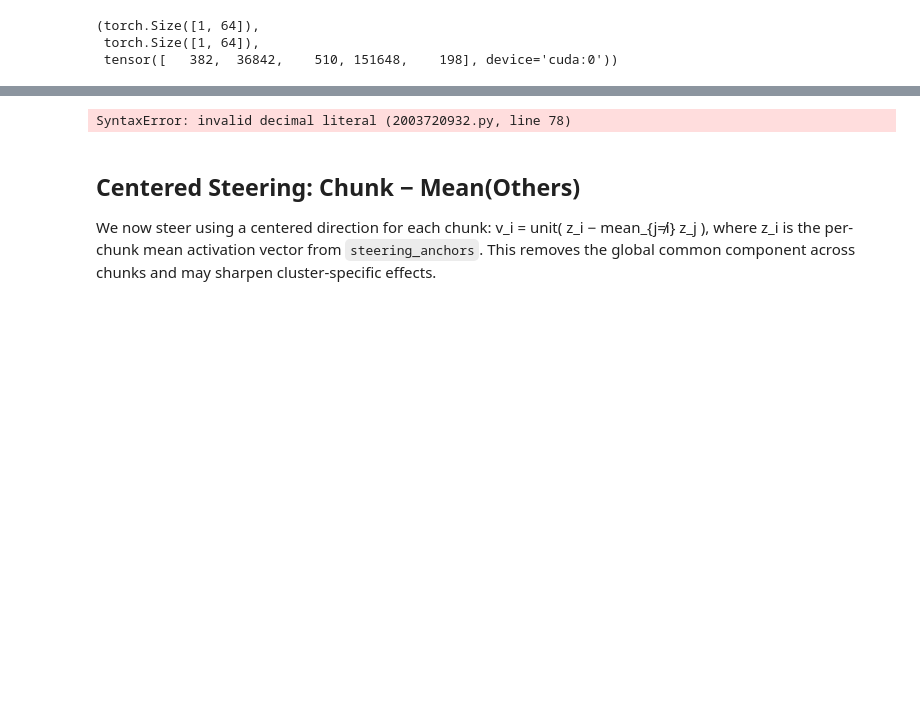
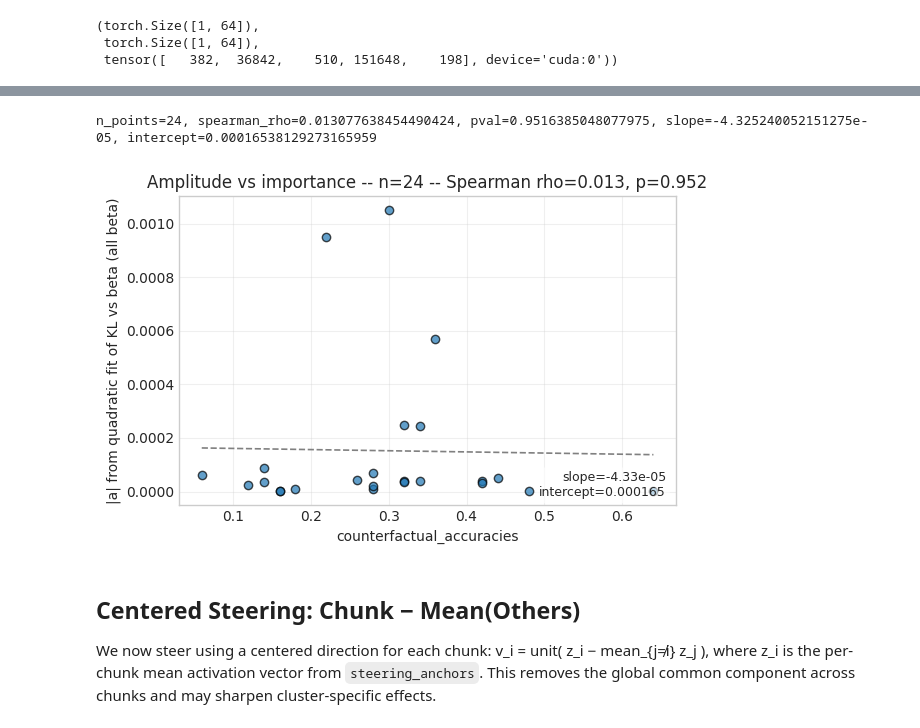
Before and after one commit to cutterdawes/SteeringThoughtAnchors, a Jupyter notebook: notebooks/experiment_3a_anchor_steering.ipynb, the cells around one changed output, grey strips where cells are left out. Cells and saved outputs as stored; diff of their text form; code cells hidden in the pictures; blank space fills up the shorter version.

```diff
--- a/notebooks/experiment_3a_anchor_steering.ipynb
+++ b/notebooks/experiment_3a_anchor_steering.ipynb
@@ -654,35 +508,36 @@ if n_points > 1:
         try:
             rx = _ranks(x); ry = _ranks(y)
             if np.nanstd(rx) == 0 or np.nanstd(ry) == 0:
                 rho, pval = np.nan, np.nan
             else:
                 rho = float(np.corrcoef(rx, ry)[0,1]); pval = np.nan
         except Exception:
             rho, pval = np.nan, np.nan
 
 slope, intercept = np.nan, np.nan
 if n_points > 1 and not np.allclose(x, x[0]):
     try:
         slope, intercept = np.polyfit(x, y, 1)
         xs_line = np.linspace(np.nanmin(x), np.nanmax(x), 200)
         ys_line = slope * xs_line + intercept
         ax.plot(xs_line, ys_line, color='gray', linestyle='--', linewidth=1.2, label=f'best-fit (slope={slope:.3g})')
     except Exception:
         slope, intercept = np.nan, np.nan
 
 title = f'Amplitude vs importance (all examples) — n={n_points} — Spearman rho={np.nan if np.isnan(rho) else float(rho):.3f}'
 if not np.isnan(pval):
     title += f', p={float(pval):.3g}'
 ax.set_title(title)
 if not np.isnan(slope) or not np.isnan(intercept):
-    ax.text(0.98, 0.02, f'slope={slope:.3g}')
+    ax.text(0.98, 0.02, f'slope={slope:.3g}
 intercept={intercept:.3g}', transform=ax.transAxes, ha='right', va='bottom', fontsize=9,
             bbox=dict(boxstyle='round', facecolor='white', alpha=0.6, edgecolor='none'))
 print(f'n_points={n_points}, spearman_rho={rho}, pval={pval}, slope={slope}, intercept={intercept}')
 ax.grid(True, alpha=0.3)
 plt.tight_layout(); plt.show()
 # %% [output]
-SyntaxError: invalid decimal literal (2003720932.py, line 78)
+n_points=24, spearman_rho=0.013077638454490424, pval=0.9516385048077975, slope=-4.325240052151275e-05, intercept=0.00016538129273165959
+[figure, added]
 # %% [markdown]
 ## Centered Steering: Chunk − Mean(Others)
 
```
Also changed, not shown: parts of 8 cells of this notebook.
